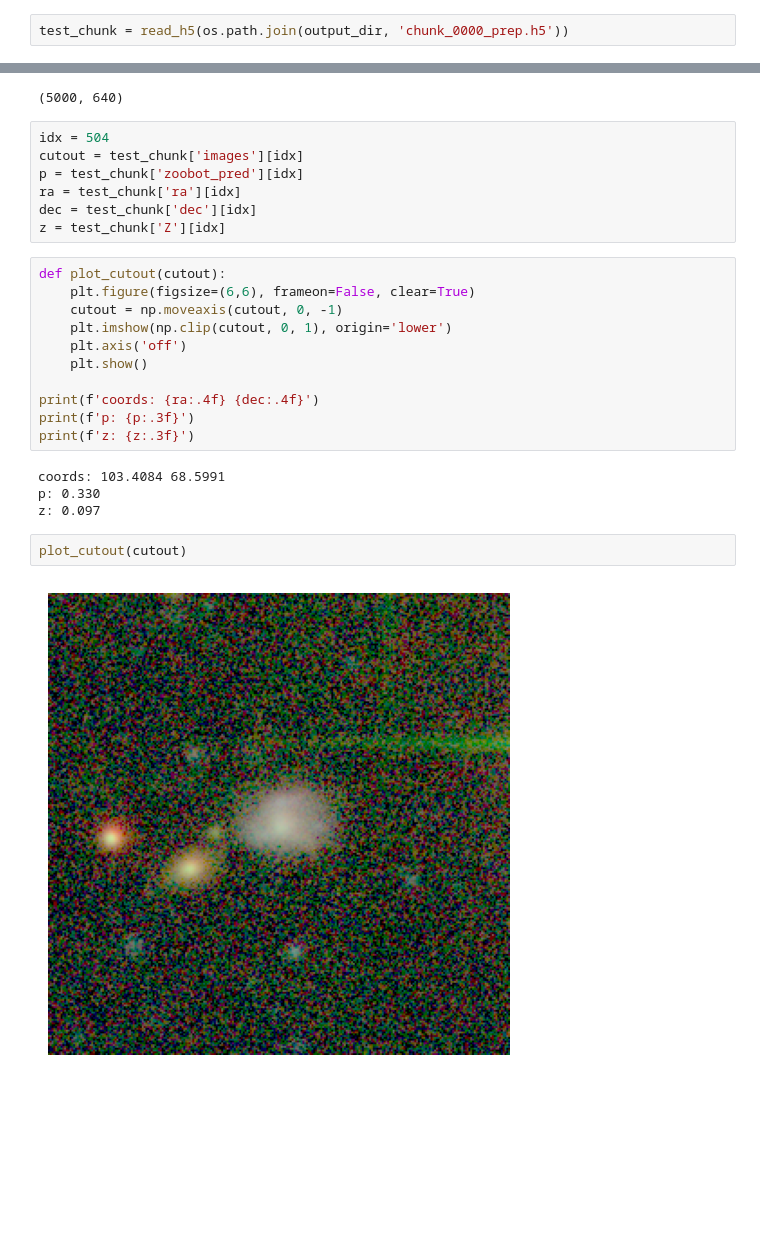
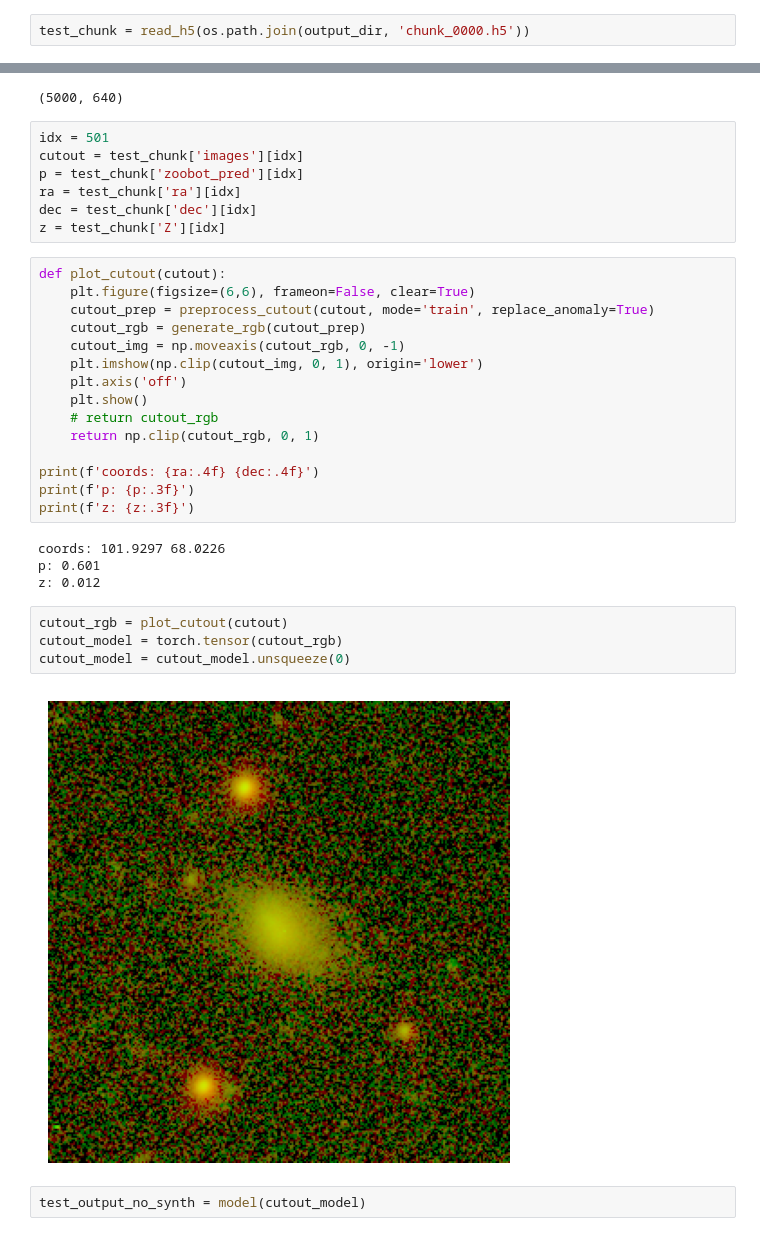
Before and after one commit to heesters-nick/DwarForge, a Jupyter notebook: notebooks/desi_unions_crossmatch.ipynb, the cells around one changed output, grey strips where cells are left out. Drawn from its saved outputs; the diff is of its cells as text; blank space fills up the shorter version.

```diff
--- a/notebooks/desi_unions_crossmatch.ipynb
+++ b/notebooks/desi_unions_crossmatch.ipynb
@@ -1233,7 +1233,7 @@ Processing 13128 unique tiles with 201942 total objects...
 Running inference on 5000 accumulated images...
 Running inference on 5000 accumulated images...
 # %%
-test_chunk = read_h5(os.path.join(output_dir, 'chunk_0000_prep.h5'))
+test_chunk = read_h5(os.path.join(output_dir, 'chunk_0000.h5'))
 # %%
 test_batch = test_chunk['images']
 test_latent = run_inference(model, test_batch)
@@ -1242,7 +1242,7 @@ test_latent.shape
 # %% [output]
 (5000, 640)
 # %%
-idx = 504
+idx = 501
 cutout = test_chunk['images'][idx]
 p = test_chunk['zoobot_pred'][idx]
 ra = test_chunk['ra'][idx]
@@ -1251,19 +1251,27 @@ z = test_chunk['Z'][idx]
 # %%
 def plot_cutout(cutout):
     plt.figure(figsize=(6,6), frameon=False, clear=True)
-    cutout = np.moveaxis(cutout, 0, -1)
-    plt.imshow(np.clip(cutout, 0, 1), origin='lower')
+    cutout_prep = preprocess_cutout(cutout, mode='train', replace_anomaly=True)
+    cutout_rgb = generate_rgb(cutout_prep)
+    cutout_img = np.moveaxis(cutout_rgb, 0, -1)
+    plt.imshow(np.clip(cutout_img, 0, 1), origin='lower')
     plt.axis('off')
     plt.show()
+    # return cutout_rgb
+    return np.clip(cutout_rgb, 0, 1)
 
 print(f'coords: {ra:.4f} {dec:.4f}')
 print(f'p: {p:.3f}')
 print(f'z: {z:.3f}')
 # %% [output]
-coords: 103.4084 68.5991
-p: 0.330
-z: 0.097
+coords: 101.9297 68.0226
+p: 0.601
+z: 0.012
 # %%
-plot_cutout(cutout)
+cutout_rgb = plot_cutout(cutout)
+cutout_model = torch.tensor(cutout_rgb)
+cutout_model = cutout_model.unsqueeze(0)
 # %% [output]
-[figure, old version]
+[figure, new version]
+# %%
+test_output_no_synth = model(cutout_model)
```
Also changed, not shown: parts of 4 cells of this notebook, 16 other files.
